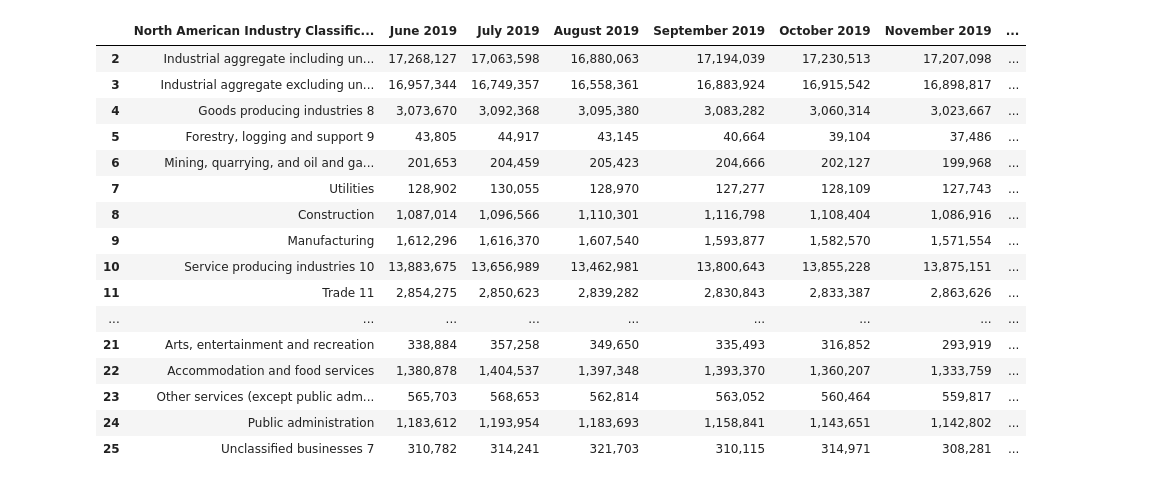
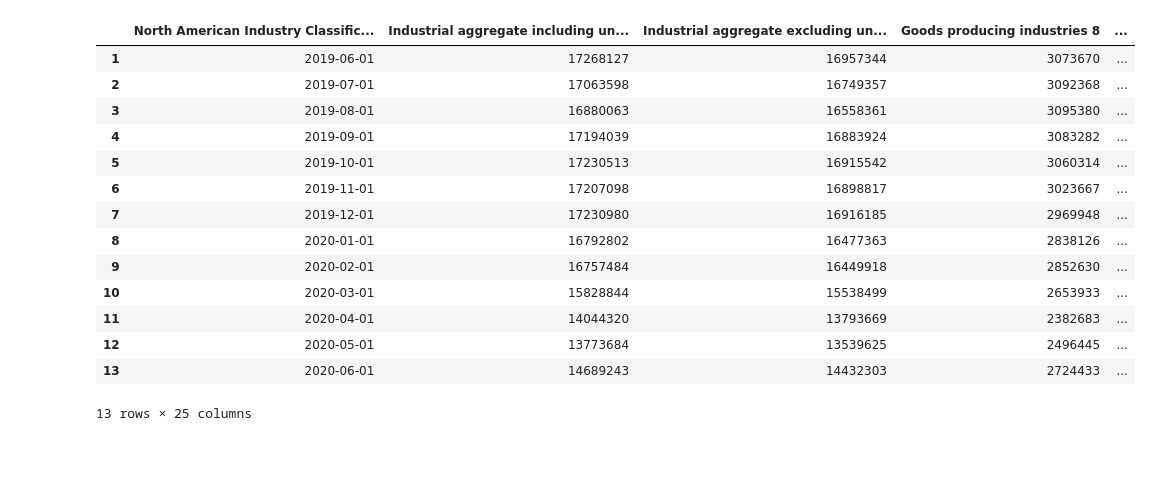
Before and after one commit to dataubc/unemployment_covid19, a Jupyter notebook: main.ipynb, the cells around one changed output. Saved outputs shown, nothing was run; the diff lists cells and outputs as text; code cells hidden in the pictures; blank space fills up the shorter version.

```diff
--- a/main.ipynb
+++ b/main.ipynb
@@ -14,26 +14,7 @@ data.head()
 | 4 | Goods producing industries 8 | 3,073,670 | 3,092,368 | 3,095,380 | 3,083,282 | 3,060,314 | 3,023,667 | 2,969,948 | 2,838,126 | 2,852,630 | 2,653,933 | ... |
 | 5 | Forestry, logging and support 9 | 43,805 | 44,917 | 43,145 | 40,664 | 39,104 | 37,486 | 36,332 | 33,266 | 33,022 | 32,176 | ... |
 # %%
+data = data.transpose()
 n_header = data.iloc[0]
 data = data[1:]
 data.columns = n_header
-# %%
-data
-# %% [output]
-|  | North American Industry Classific... | June 2019 | July 2019 | August 2019 | September 2019 | October 2019 | November 2019 | ... |
-| 2 | Industrial aggregate including un... | 17,268,127 | 17,063,598 | 16,880,063 | 17,194,039 | 17,230,513 | 17,207,098 | ... |
-| 3 | Industrial aggregate excluding un... | 16,957,344 | 16,749,357 | 16,558,361 | 16,883,924 | 16,915,542 | 16,898,817 | ... |
-| 4 | Goods producing industries 8 | 3,073,670 | 3,092,368 | 3,095,380 | 3,083,282 | 3,060,314 | 3,023,667 | ... |
-| 5 | Forestry, logging and support 9 | 43,805 | 44,917 | 43,145 | 40,664 | 39,104 | 37,486 | ... |
-| 6 | Mining, quarrying, and oil and ga... | 201,653 | 204,459 | 205,423 | 204,666 | 202,127 | 199,968 | ... |
-| 7 | Utilities | 128,902 | 130,055 | 128,970 | 127,277 | 128,109 | 127,743 | ... |
-| 8 | Construction | 1,087,014 | 1,096,566 | 1,110,301 | 1,116,798 | 1,108,404 | 1,086,916 | ... |
-| 9 | Manufacturing | 1,612,296 | 1,616,370 | 1,607,540 | 1,593,877 | 1,582,570 | 1,571,554 | ... |
-| 10 | Service producing industries 10 | 13,883,675 | 13,656,989 | 13,462,981 | 13,800,643 | 13,855,228 | 13,875,151 | ... |
-| 11 | Trade 11 | 2,854,275 | 2,850,623 | 2,839,282 | 2,830,843 | 2,833,387 | 2,863,626 | ... |
-| ... | ... | ... | ... | ... | ... | ... | ... | ... |
-| 21 | Arts, entertainment and recreation | 338,884 | 357,258 | 349,650 | 335,493 | 316,852 | 293,919 | ... |
-| 22 | Accommodation and food services | 1,380,878 | 1,404,537 | 1,397,348 | 1,393,370 | 1,360,207 | 1,333,759 | ... |
-| 23 | Other services (except public adm... | 565,703 | 568,653 | 562,814 | 563,052 | 560,464 | 559,817 | ... |
-| 24 | Public administration | 1,183,612 | 1,193,954 | 1,183,693 | 1,158,841 | 1,143,651 | 1,142,802 | ... |
-| 25 | Unclassified businesses 7 | 310,782 | 314,241 | 321,703 | 310,115 | 314,971 | 308,281 | ... |
@@ -39,0 +25,19 @@ data
+# %%
+data = data.replace(',','', regex=True) # removing the commas from all columns at once
+data
+# %% [output]
+|  | North American Industry Classific... | Industrial aggregate including un... | Industrial aggregate excluding un... | Goods producing industries 8 | ... |
+| 1 | 2019-06-01 | 17268127 | 16957344 | 3073670 | ... |
+| 2 | 2019-07-01 | 17063598 | 16749357 | 3092368 | ... |
+| 3 | 2019-08-01 | 16880063 | 16558361 | 3095380 | ... |
+| 4 | 2019-09-01 | 17194039 | 16883924 | 3083282 | ... |
+| 5 | 2019-10-01 | 17230513 | 16915542 | 3060314 | ... |
+| 6 | 2019-11-01 | 17207098 | 16898817 | 3023667 | ... |
+| 7 | 2019-12-01 | 17230980 | 16916185 | 2969948 | ... |
+| 8 | 2020-01-01 | 16792802 | 16477363 | 2838126 | ... |
+| 9 | 2020-02-01 | 16757484 | 16449918 | 2852630 | ... |
+| 10 | 2020-03-01 | 15828844 | 15538499 | 2653933 | ... |
+| 11 | 2020-04-01 | 14044320 | 13793669 | 2382683 | ... |
+| 12 | 2020-05-01 | 13773684 | 13539625 | 2496445 | ... |
+| 13 | 2020-06-01 | 14689243 | 14432303 | 2724433 | ... |
+13 rows × 25 columns
```
Also changed, not shown: parts of 8 cells of this notebook.
